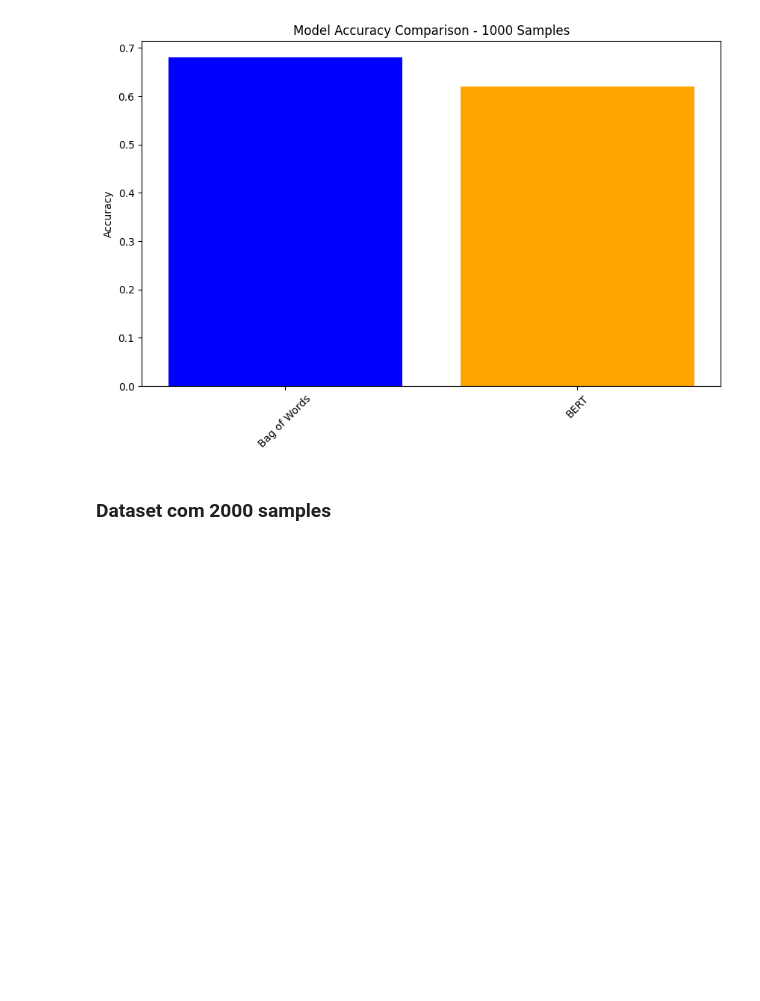
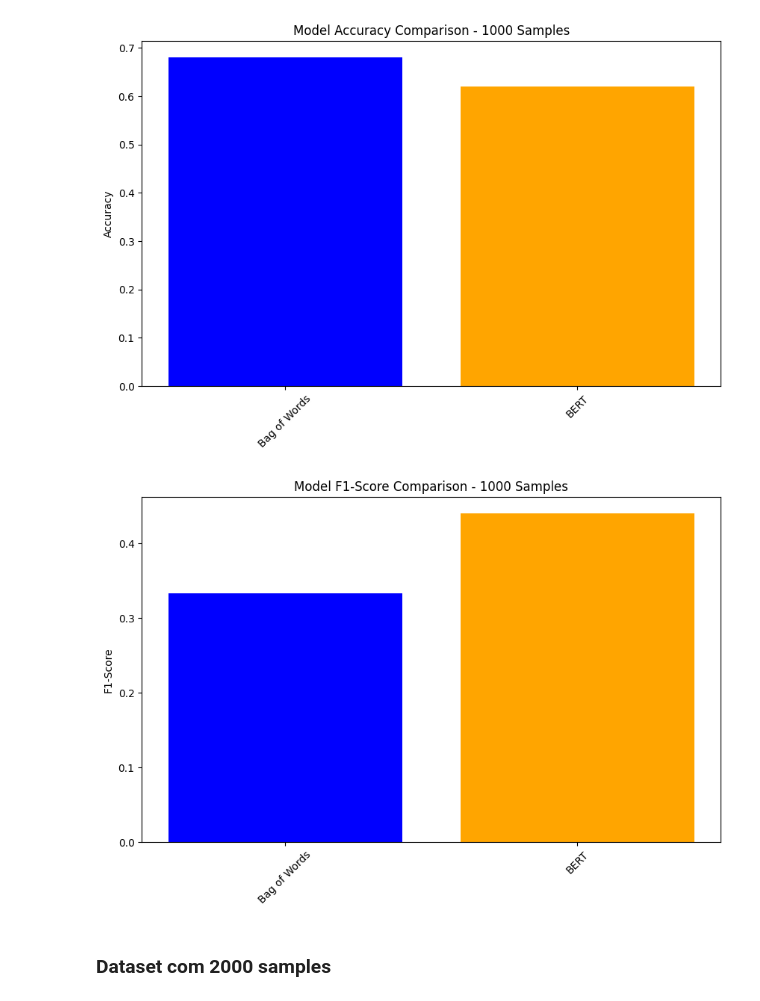
Before and after one commit to leoscarlato/aps-nlp, a Jupyter notebook: main.ipynb, the cells around one changed output. Saved outputs shown, nothing was run; the diff lists cells and outputs as text; code cells hidden in the pictures; blank space fills up the shorter version.

Commit message:
F1-Scores e plots

```diff
--- a/main.ipynb
+++ b/main.ipynb
@@ -119,5 +119,7 @@ model_1000.fit(X_train, y_train)
 y_pred = model_1000.predict(X_test)
 acc_bow_1000 = accuracy_score(y_test, y_pred)
 print(f'Accuracy: {acc_bow_1000:.4f}')
+f1_bow_1000 = f1_score(y_test, y_pred, average='macro')
+print(f'F1-Score: {f1_bow_1000:.4f}')
 # %% [output]
 Accuracy: 0.6800
@@ -219,5 +222,7 @@ clf_bert.fit(X_train, y_train)
 y_pred = clf_bert.predict(X_test)
 acc_bert_1000 = accuracy_score(y_test, y_pred)
 print(f'Accuracy: {acc_bert_1000:.4f}')
+f1_bert_1000 = f1_score(y_test, y_pred, average='macro')
+print(f'F1-Score: {f1_bert_1000:.4f}')
 # %% [output]
 Accuracy: 0.6200
@@ -244,6 +250,16 @@ plt.xticks(rotation=45)
 plt.show()
 # %% [output]
 [figure]
+# %%
+import matplotlib.pyplot as plt
+plt.figure(figsize=(10, 6))
+plt.bar(['Bag of Words', 'BERT'], [f1_bow_1000, f1_bert_1000], color=['blue', 'orange'])
+plt.ylabel('F1-Score')
+plt.title('Model F1-Score Comparison - 1000 Samples')
+plt.xticks(rotation=45)
+plt.show()
+# %% [output]
+[figure, added]
 # %% [markdown]
 ### Dataset com 2000 samples
 # %%
```
Also changed, not shown: parts of 21 cells of this notebook.
